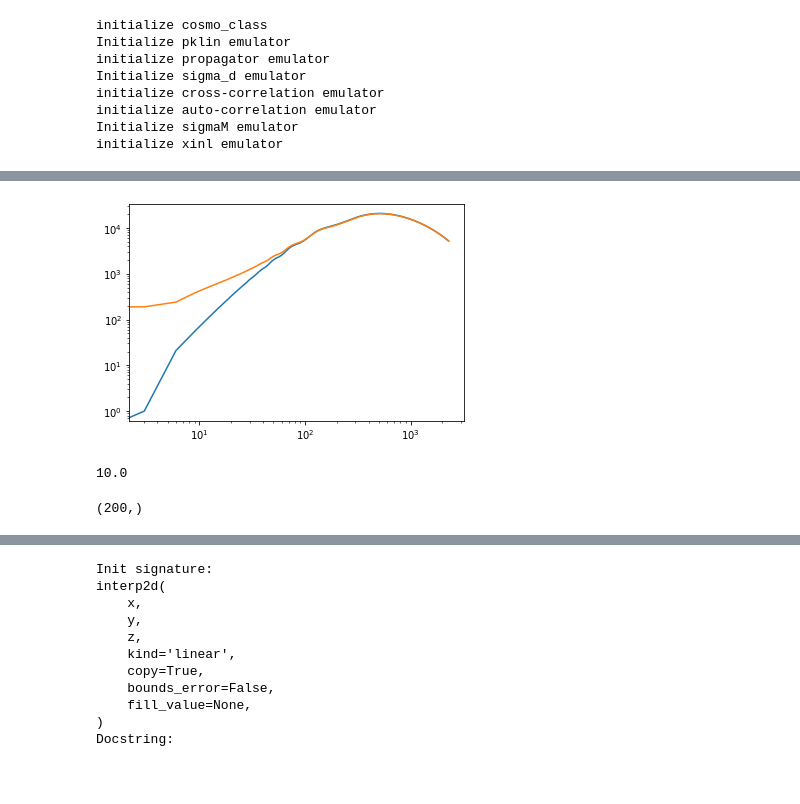
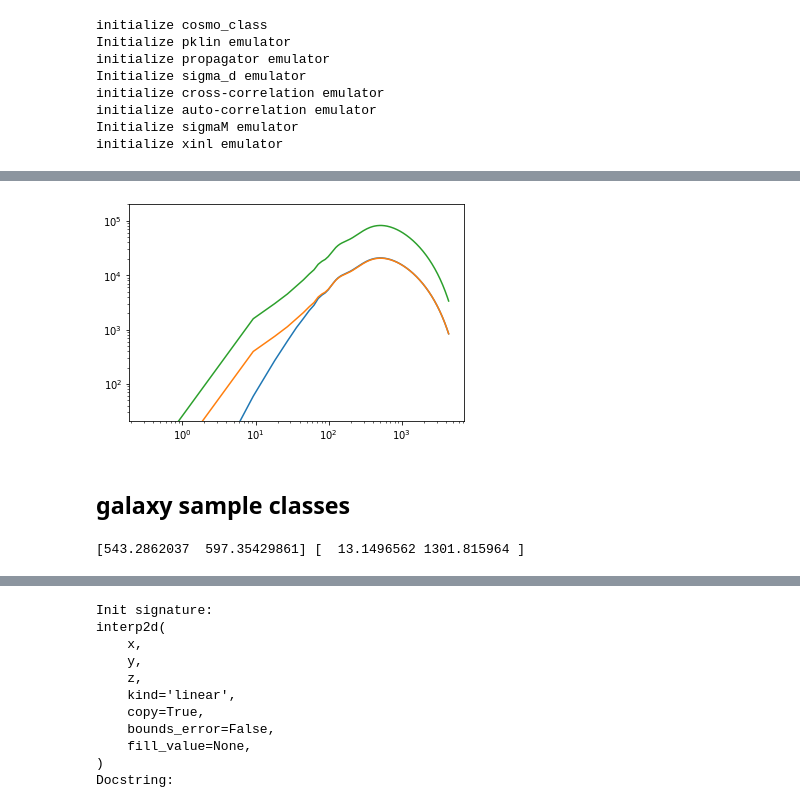
Before and after one commit to git-sunao/weaklensHSCY3Fisher, a Jupyter notebook: Untitled3.ipynb, the cells around one changed output, grey strips where cells are left out. Saved outputs shown, nothing was run; the diff lists cells and outputs as text; code cells hidden in the pictures; blank space fills up the shorter version.

```diff
--- a/Untitled3.ipynb
+++ b/Untitled3.ipynb
@@ -115,5 +25,5 @@ class power_b1_class(dark_emulator.darkemu.base_class):
 # %%
-power_b1 = power_b1_class()
+power_b1 = hsc3x2pt.power_b1_class()
 # %% [output]
 initialize cosmo_class
 Initialize pklin emulator
@@ -156,6 +69,6 @@ plt.show()
 # %%
 l = 10
-z = np.linspace(0.0, 1.0, 1000)
+z = np.linspace(1e-4, 3.0, 1000)
 chi = power_b1.get_chi_from_z(z)
 # %%
 %%time
@@ -171,0 +85,3 @@ Wall time: 42.1 ms
+# %%
+%%time
+pkhalogm_lz = power_b1.get_pkhalogm_lchi(l, chi, 4.0)
@@ -172,20 +91,11 @@ Wall time: 42.1 ms
 # %%
 plt.figure()
 plt.loglog(chi, pklin_lz)
 plt.loglog(chi, pkhalo_lz)
+plt.loglog(chi, pkhalogm_lz)
+plt.ylim(pklin_lz.max()/1e3, pklin_lz.max()*10)
 plt.show()
 # %% [output]
-[figure, old version]
+[figure, new version]
-# %%
-z = 10
-for i in range(100):
-    chi = power_b1.get_chi_from_z(z)
-    z = power_b1.get_z_from_chi(chi)
-
-print(z)
-# %% [output]
-10.0
-# %%
-pkhalo_lz.shape
-# %% [output]
-(200,)
+# %% [markdown]
+## galaxy sample classes
@@ -191,0 +105,11 @@ pkhalo_lz.shape
+# %%
+cosmo_dict = power_b1.get_cosmo_dict()
+g_l1.set_cosmology_from_dict(cosmo_dict)
+g_s1.set_cosmology_from_dict(cosmo_dict)
+
+chirange1 = g_l1.window_galaxy_chirange()
+chirange2 = g_s1.window_lensing_chirange()
+
+print(chirange1, chirange2)
+# %% [output]
+[543.2862037  597.35429861] [  13.1496562 1301.815964 ]
```
Also changed, not shown: parts of 28 cells of this notebook, 3 other files.
